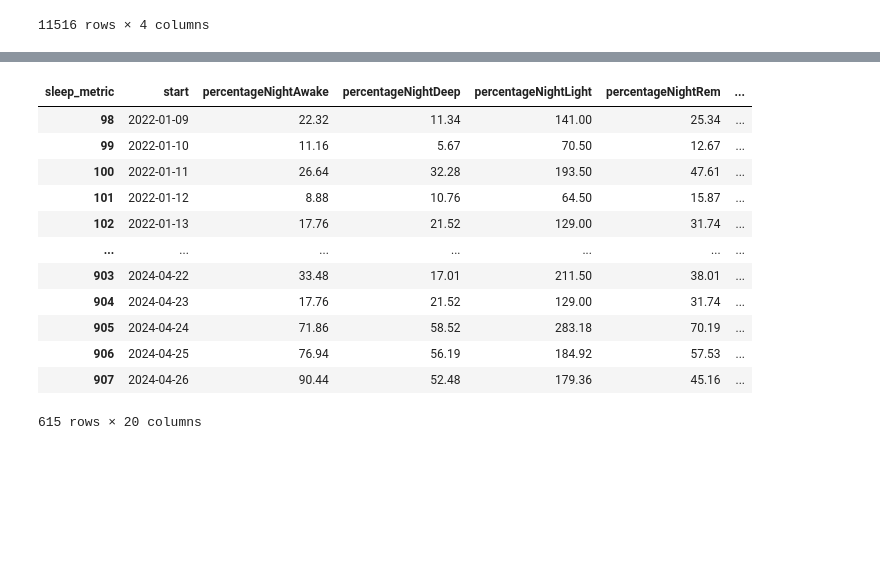
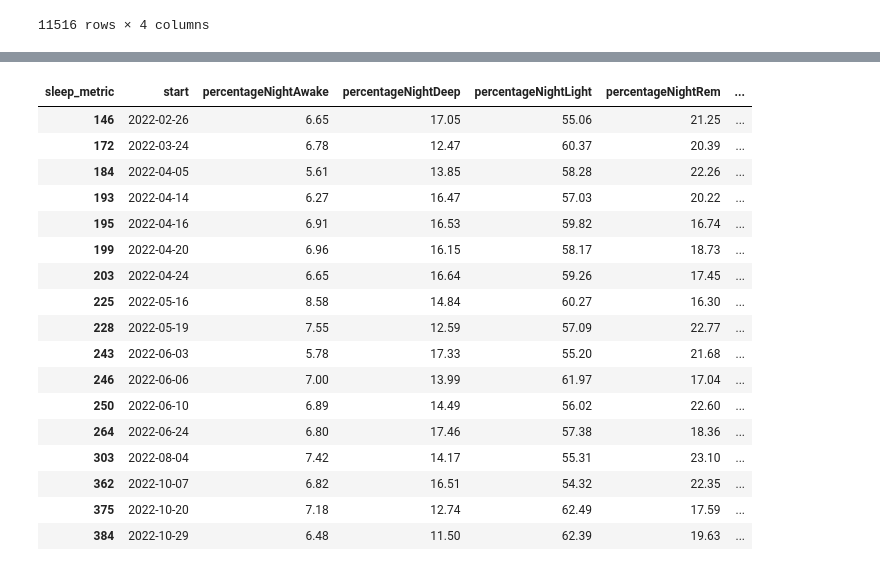
Before and after one commit to elkinal/health, a Jupyter notebook: data/parsing.ipynb, the cells around one changed output, grey strips where cells are left out. Cells and saved outputs as stored; diff of their text form; code cells hidden in the pictures; blank space fills up the shorter version.

```diff
--- a/data/parsing.ipynb
+++ b/data/parsing.ipynb
@@ -185,18 +211,46 @@ merged
 # %%
-pivot_df = merged.pivot_table(index='start', columns='sleep_metric', values='value', aggfunc='sum').reset_index().dropna()
 
-pivot_df
+# Removes outliers for a specific column
+def removeOutliers(dataframe, column):
+        # Calculate mean and standard deviation of sleepLatency
+        mean_sleep_latency = dataframe[column].mean()
+        std_sleep_latency = dataframe[column].std()
+
+        # Define the upper and lower bounds for outliers
+        upper_bound = mean_sleep_latency + 1.5 * std_sleep_latency
+        lower_bound = mean_sleep_latency - 1.5 * std_sleep_latency
+
+        # Filter the DataFrame to remove outliers
+        filtered_df = dataframe[(dataframe[column] <= upper_bound) & (dataframe[column] >= lower_bound)]
+        filtered_df.loc[:, 'start'] = pd.to_datetime(filtered_df['start'])
+        return filtered_df
+
+
+columns = df.columns.tolist()[1:]
+columns
+
+for c in columns:
+    df = removeOutliers(df, c)
+
+
+df
+# removeOutliers(df, 'sleepLatency')
 # %% [output]
 | sleep_metric | start | percentageNightAwake | percentageNightDeep | percentageNightLight | percentageNightRem | ... |
-| 98 | 2022-01-09 | 22.32 | 11.34 | 141.00 | 25.34 | ... |
-| 99 | 2022-01-10 | 11.16 | 5.67 | 70.50 | 12.67 | ... |
-| 100 | 2022-01-11 | 26.64 | 32.28 | 193.50 | 47.61 | ... |
-| 101 | 2022-01-12 | 8.88 | 10.76 | 64.50 | 15.87 | ... |
-| 102 | 2022-01-13 | 17.76 | 21.52 | 129.00 | 31.74 | ... |
-| ... | ... | ... | ... | ... | ... | ... |
-| 903 | 2024-04-22 | 33.48 | 17.01 | 211.50 | 38.01 | ... |
-| 904 | 2024-04-23 | 17.76 | 21.52 | 129.00 | 31.74 | ... |
-| 905 | 2024-04-24 | 71.86 | 58.52 | 283.18 | 70.19 | ... |
-| 906 | 2024-04-25 | 76.94 | 56.19 | 184.92 | 57.53 | ... |
-| 907 | 2024-04-26 | 90.44 | 52.48 | 179.36 | 45.16 | ... |
+| 146 | 2022-02-26 | 6.65 | 17.05 | 55.06 | 21.25 | ... |
+| 172 | 2022-03-24 | 6.78 | 12.47 | 60.37 | 20.39 | ... |
+| 184 | 2022-04-05 | 5.61 | 13.85 | 58.28 | 22.26 | ... |
+| 193 | 2022-04-14 | 6.27 | 16.47 | 57.03 | 20.22 | ... |
+| 195 | 2022-04-16 | 6.91 | 16.53 | 59.82 | 16.74 | ... |
+| 199 | 2022-04-20 | 6.96 | 16.15 | 58.17 | 18.73 | ... |
+| 203 | 2022-04-24 | 6.65 | 16.64 | 59.26 | 17.45 | ... |
+| 225 | 2022-05-16 | 8.58 | 14.84 | 60.27 | 16.30 | ... |
+| 228 | 2022-05-19 | 7.55 | 12.59 | 57.09 | 22.77 | ... |
+| 243 | 2022-06-03 | 5.78 | 17.33 | 55.20 | 21.68 | ... |
+| 246 | 2022-06-06 | 7.00 | 13.99 | 61.97 | 17.04 | ... |
+| 250 | 2022-06-10 | 6.89 | 14.49 | 56.02 | 22.60 | ... |
+| 264 | 2022-06-24 | 6.80 | 17.46 | 57.38 | 18.36 | ... |
+| 303 | 2022-08-04 | 7.42 | 14.17 | 55.31 | 23.10 | ... |
+| 362 | 2022-10-07 | 6.82 | 16.51 | 54.32 | 22.35 | ... |
+| 375 | 2022-10-20 | 7.18 | 12.74 | 62.49 | 17.59 | ... |
+| 384 | 2022-10-29 | 6.48 | 11.50 | 62.39 | 19.63 | ... |
-615 rows × 20 columns
```
Also changed, not shown: parts of 5 cells of this notebook.
